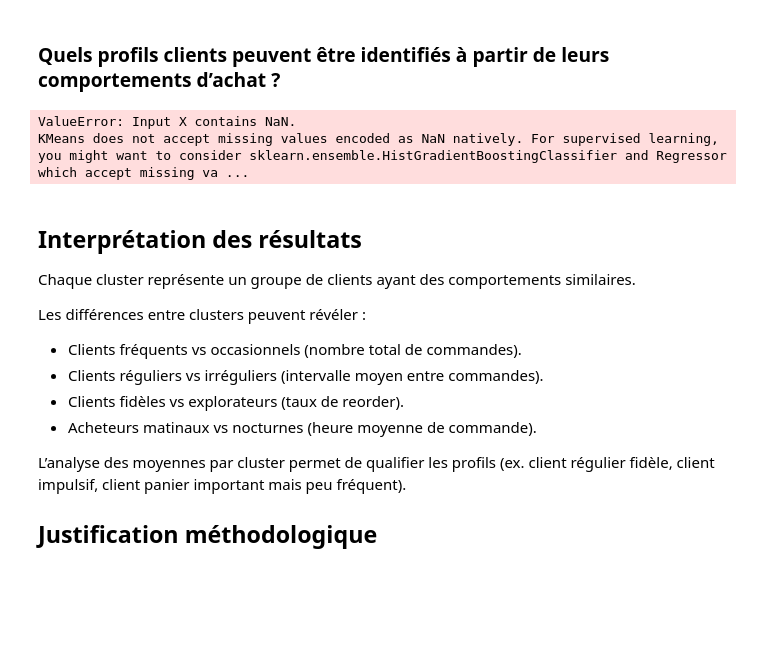
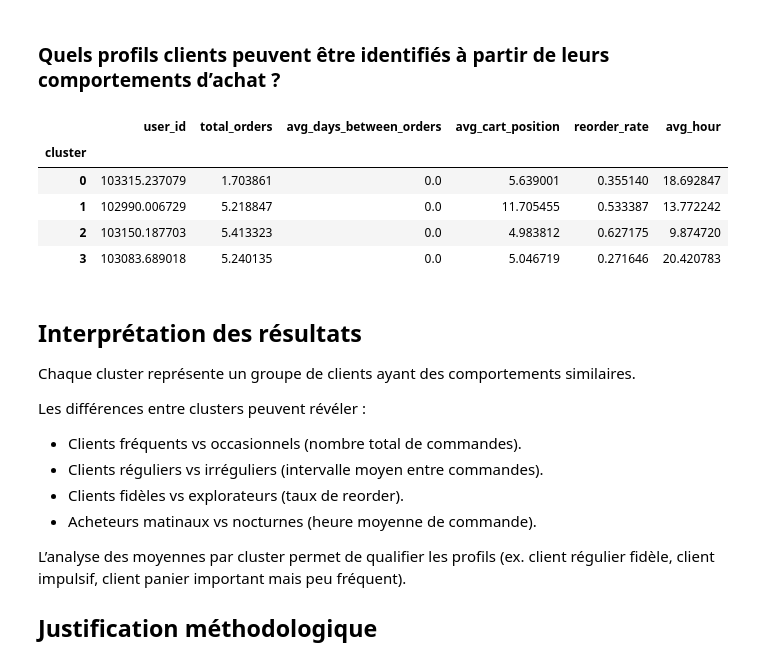
Before and after one commit to LeMatt28/Nextbuy-AI, a Jupyter notebook: notebook.ipynb, the cells around one changed output. Cells and saved outputs as stored; diff of their text form; code cells hidden in the pictures; blank space fills up the shorter version.

```diff
--- a/notebook.ipynb
+++ b/notebook.ipynb
@@ -345,35 +345,42 @@ Cette méthode repose sur une logique de co-occurrence simple permettant d’ide
 # %%
 import pandas as pd
 from sklearn.preprocessing import StandardScaler
 from sklearn.cluster import KMeans
 
 orders = pd.read_csv("data/orders.csv")
 order_products = pd.read_csv("data/order_products.csv")
 
 df = orders.merge(order_products, on="order_id")
 
 user_features = df.groupby("user_id").agg(
     total_orders=("order_number", "max"),
     avg_days_between_orders=("days_since_prior_order", "mean"),
     avg_cart_position=("add_to_cart_order", "mean"),
     reorder_rate=("reordered", "mean"),
     avg_hour=("order_hour_of_day", "mean")
 ).reset_index()
 
+user_features["avg_days_between_orders"] = user_features["avg_days_between_orders"].fillna(0)
+user_features = user_features.dropna()
+
 X = user_features.drop("user_id", axis=1)
 
 scaler = StandardScaler()
 X_scaled = scaler.fit_transform(X)
 
 kmeans = KMeans(n_clusters=4, random_state=42)
 user_features["cluster"] = kmeans.fit_predict(X_scaled)
 
 cluster_profiles = user_features.groupby("cluster").mean()
 
 cluster_profiles
 # %% [output]
-ValueError: Input X contains NaN.
-KMeans does not accept missing values encoded as NaN natively. For supervised learning, you might want to consider sklearn.ensemble.HistGradientBoostingClassifier and Regressor which accept missing va ...
+|  | user_id | total_orders | avg_days_between_orders | avg_cart_position | reorder_rate | avg_hour |
+| cluster |  |  |  |  |  |  |
+| 0 | 103315.237079 | 1.703861 | 0.0 | 5.639001 | 0.355140 | 18.692847 |
+| 1 | 102990.006729 | 5.218847 | 0.0 | 11.705455 | 0.533387 | 13.772242 |
+| 2 | 103150.187703 | 5.413323 | 0.0 | 4.983812 | 0.627175 | 9.874720 |
+| 3 | 103083.689018 | 5.240135 | 0.0 | 5.046719 | 0.271646 | 20.420783 |
 # %% [markdown]
 ## Interprétation des résultats
 
```
Also changed, not shown: parts of 7 cells of this notebook.
